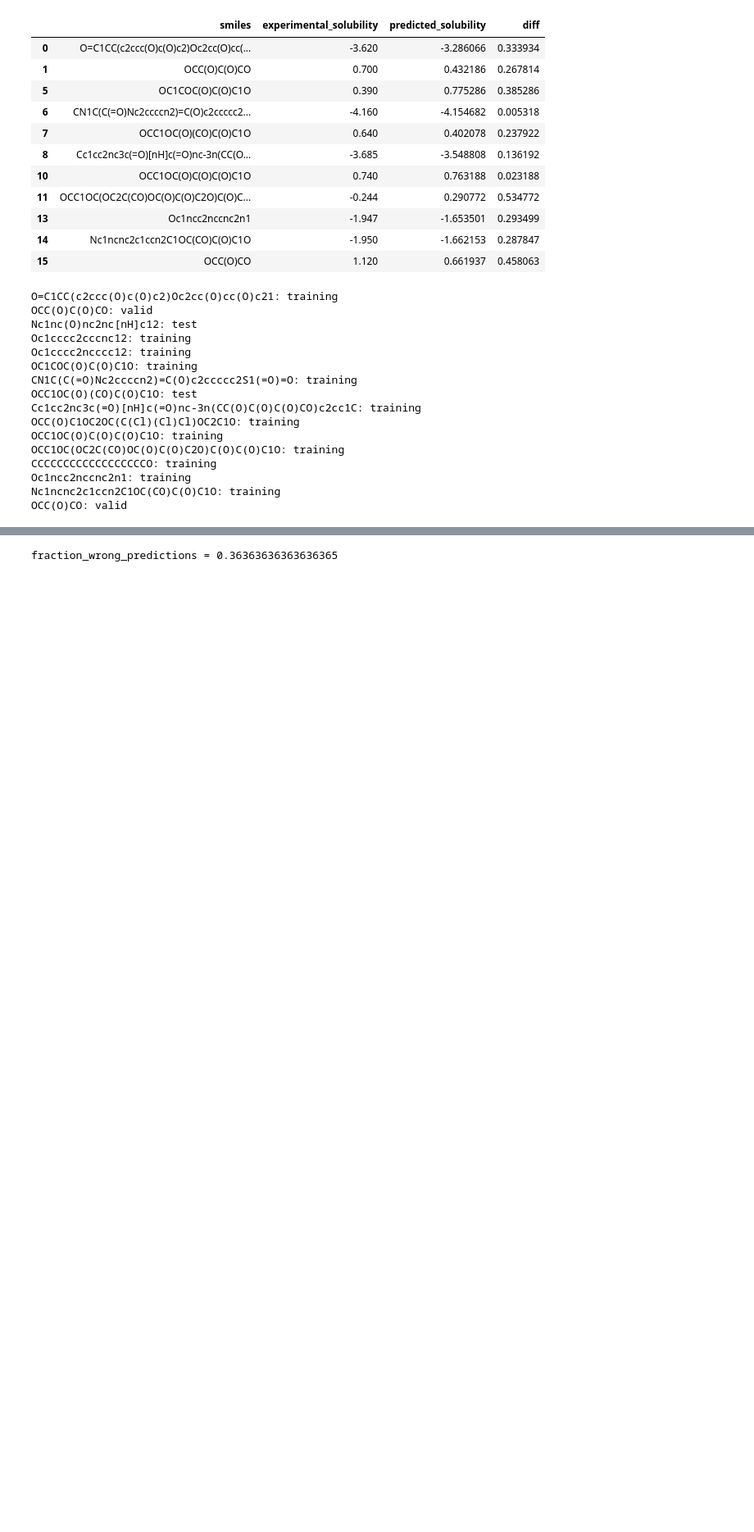
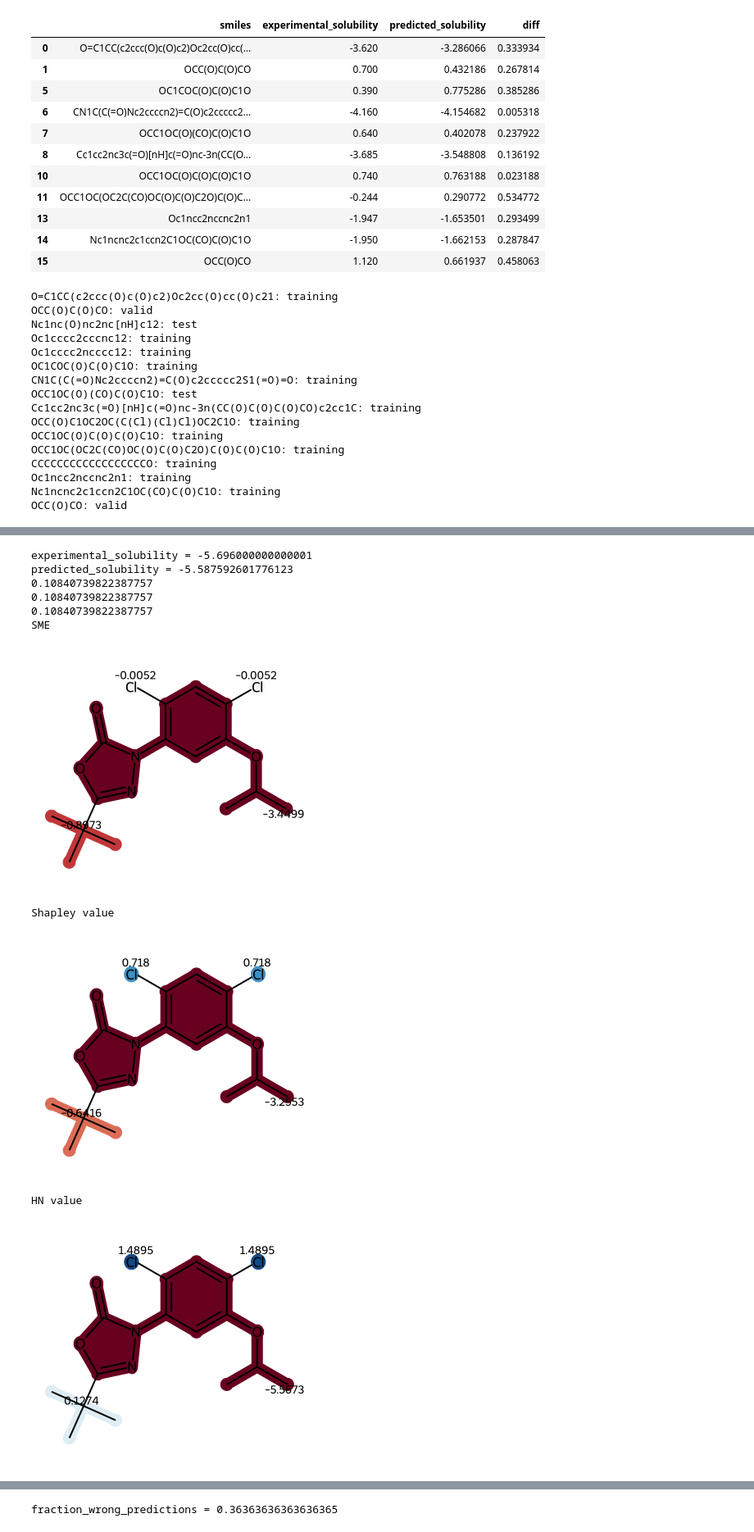
Before and after one commit to xwieme/MastatThesis, a Jupyter notebook: code/notebooks/esol_conflicted_explanation.ipynb, the cells around one changed output, grey strips where cells are left out. Shown at 82% size. Saved outputs shown, nothing was run; the diff lists cells and outputs as text; code cells hidden in the pictures; blank space fills up the shorter version.

```diff
--- a/code/notebooks/esol_conflicted_explanation.ipynb
+++ b/code/notebooks/esol_conflicted_explanation.ipynb
@@ -230,0 +246,14 @@ OCC(O)CO: valid
+# %%
+explain("CC(C)Oc1cc(-n2nc(C(C)(C)C)oc2=O)c(Cl)cc1Cl", attributions_functional_groups)
+# %% [output]
+experimental_solubility = -5.696000000000001
+predicted_solubility = -5.587592601776123
+0.10840739822387757
+0.10840739822387757
+0.10840739822387757
+SME
+[figure, added]
+Shapley value
+[figure, added]
+HN value
+[figure, added]
```
Also changed, not shown: parts of 20 cells of this notebook, 21 other files.
